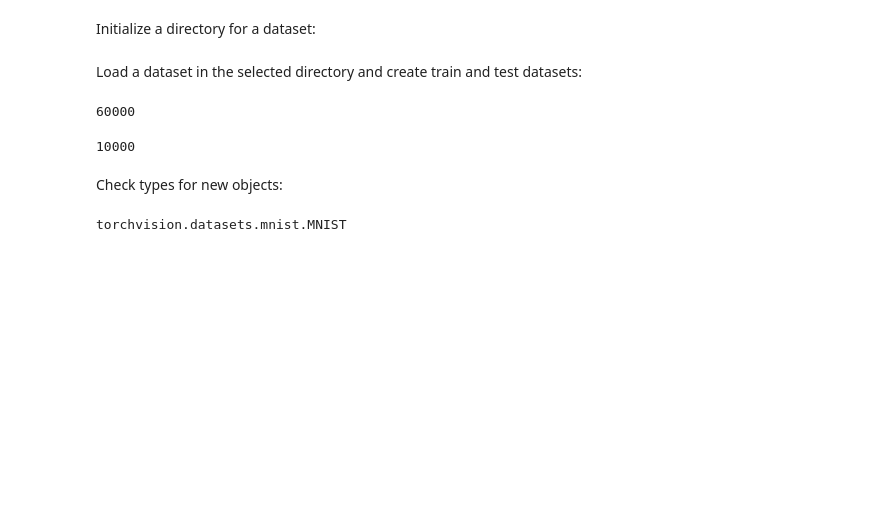
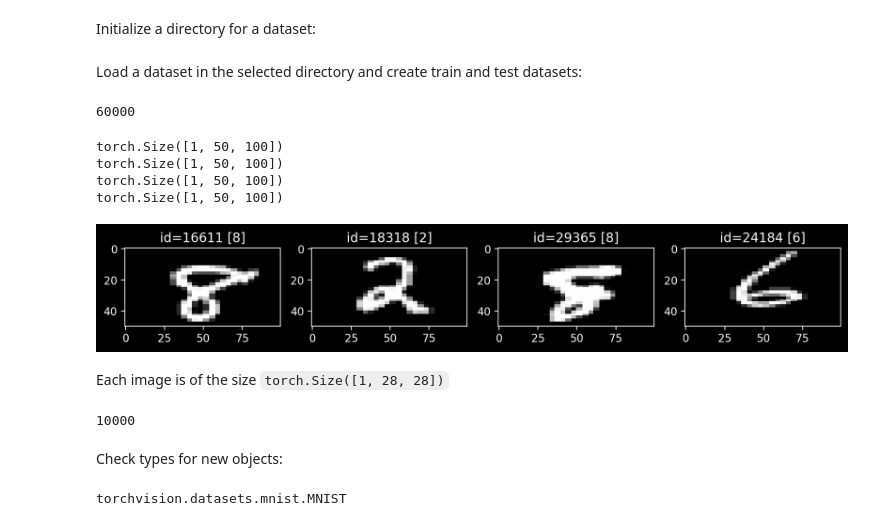
Before and after one commit to CompPhysLab/SVETlANNa, a Jupyter notebook: examples/pipeline/01_dataset.ipynb, the cells around one changed output. Saved outputs shown, nothing was run; the diff lists cells and outputs as text; code cells hidden in the pictures; blank space fills up the shorter version.

```diff
--- a/examples/pipeline/01_dataset.ipynb
+++ b/examples/pipeline/01_dataset.ipynb
@@ -41,6 +47,33 @@ mnist_train_ds = torchvision.datasets.MNIST(
 len(mnist_train_ds)
 # %% [output]
 60000
+# %%
+# plot several images
+n_examples= 4  # number of examples to plot
+# choosing indecies of images (from train) to plot
+train_examples_ids = random.sample(range(len(mnist_train_ds)), n_examples)
+
+fig, axs = plt.subplots(1, n_examples, figsize=(n_examples * 3, 3))
+for ind_ex, ind_train in enumerate(train_examples_ids):
+    image_tensor, target = mnist_train_ds[ind_train]
+    axs[ind_ex].set_title(f'id={ind_train} [{target}]')
+
+    resize = transforms.Resize(
+        size=(50, 100),
+        interpolation=InterpolationMode.NEAREST
+    )
+    print(resize(image_tensor).shape)
+    axs[ind_ex].imshow(resize(image_tensor)[0], cmap='gray')
+
+plt.show()
+# %% [output]
+torch.Size([1, 50, 100])
+torch.Size([1, 50, 100])
+torch.Size([1, 50, 100])
+torch.Size([1, 50, 100])
+[figure, added]
+# %% [markdown]
+Each image is of the size `torch.Size([1, 28, 28])`
 # %%
 mnist_test_ds = torchvision.datasets.MNIST(
     root=data_filepath,
```
Also changed, not shown: parts of 4 cells of this notebook.
